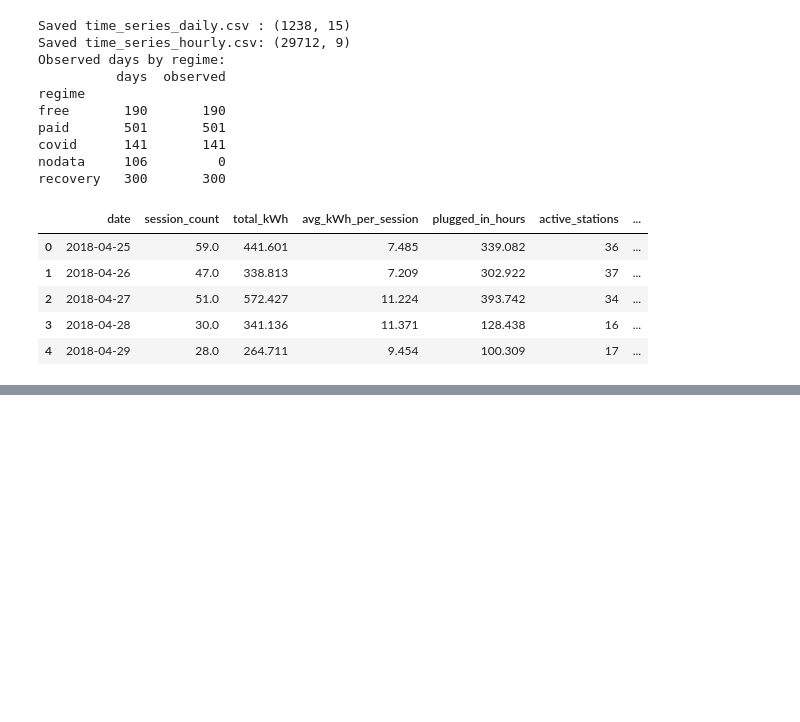
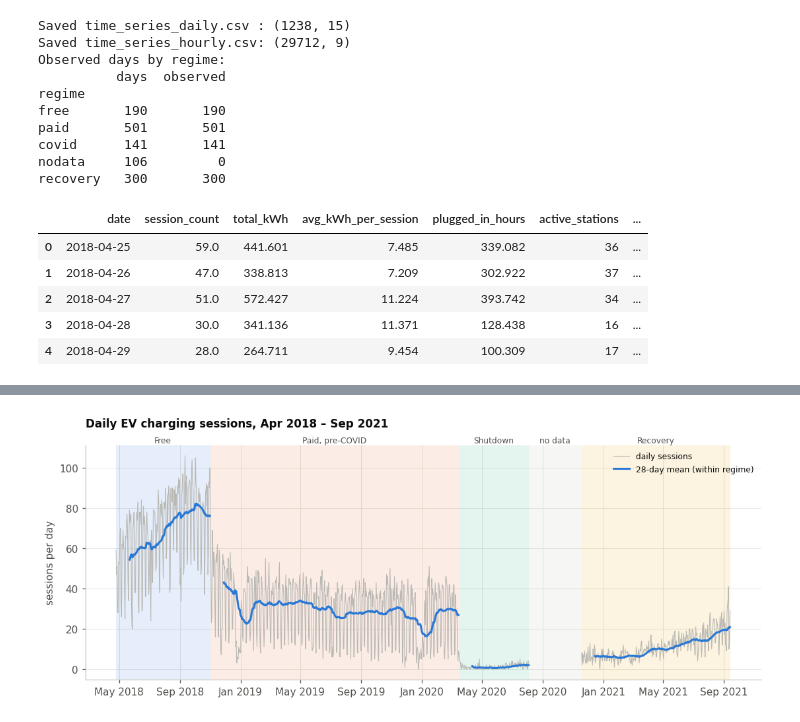
Before and after one commit to Gnanesh-12/EV-Charging-Demand-Analytics, a Jupyter notebook: notebooks/EV_Charging_Demand_Analysis_i16.ipynb, the cells around one changed output, grey strips where cells are left out. Cells and saved outputs as stored; diff of their text form; code cells hidden in the pictures; blank space fills up the shorter version.

```diff
--- a/notebooks/EV_Charging_Demand_Analysis_i16.ipynb
+++ b/notebooks/EV_Charging_Demand_Analysis_i16.ipynb
@@ -520,0 +527,24 @@ recovery   300       300
+# %%
+MODEL_REGIMES = ['free', 'paid', 'recovery']        # regimes with normal campus operation
+d_obs = daily[daily.observed == 1]
+typical = d_obs[d_obs.campus_closure == 0]
+
+def regime_summary(name):
+    dr, tr = d_obs[d_obs.regime == name], typical[typical.regime == name]
+    wd, we = tr[tr.is_weekend == 0], tr[tr.is_weekend == 1]
+    st = occ_sessions[occ_sessions['date'].between(REGIMES.at[name, 'start'], REGIMES.at[name, 'end'])]
+    n_st = st['stationID'].nunique()
+    return pd.Series({
+        'start': REGIMES.at[name, 'start'].date(), 'end': REGIMES.at[name, 'end'].date(),
+        'observed_days': len(dr), 'sessions': int(dr.session_count.sum()),
+        'mean_sessions_per_day': dr.session_count.mean(),
+        'typical_weekday_sessions': wd.session_count.mean(), 'typical_weekend_sessions': we.session_count.mean(),
+        'weekend_to_weekday_ratio': we.session_count.mean() / wd.session_count.mean(),
+        'mean_kWh_per_day': dr.total_kWh.mean(), 'kWh_per_session': dr.total_kWh.sum() / dr.session_count.sum(),
+        'stations_used': n_st, 'mean_weekday_peak_occupancy': wd.peak_occupancy.mean(),
+        'max_peak_occupancy': dr.peak_occupancy.max(),
+    })
+
+reg_sum = pd.DataFrame({n: regime_summary(n) for n in ['free', 'paid', 'covid', 'recovery']}).T
+save_table(reg_sum, '07_regime_summary')
+reg_sum.round(2)
@@ -520,0 +557,19 @@ recovery   300       300
+# %%
+roll = d_obs['session_count'].rolling('28D', min_periods=21).mean()
+roll[daily.loc[roll.index, 'regime'].ne(daily.loc[roll.index, 'regime'].shift(27))] = np.nan  # no window across a break
+
+fig, ax = plt.subplots(figsize=(12, 4.2))
+for name, row in REGIMES.iterrows():
+    ax.axvspan(row.start, row.end + pd.Timedelta(days=1), color=REGIME_COLORS[name], alpha=0.12, lw=0)
+    short = {'free': 'Free', 'paid': 'Paid, pre-COVID', 'covid': 'Shutdown', 'nodata': 'no data', 'recovery': 'Recovery'}[name]
+    ax.text(row.start + (row.end - row.start) / 2, 1.0, short, transform=ax.get_xaxis_transform(),
+            ha='center', va='bottom', fontsize=8, color=INK2)
+ax.plot(daily.index, daily['session_count'], color=NEUTRAL, lw=0.7, label='daily sessions')
+ax.plot(roll.index, roll, color=SERIES, lw=2, label='28-day mean (within regime)')
+ax.set_ylabel('sessions per day')
+ax.set_title('Daily EV charging sessions, Apr 2018 – Sep 2021', pad=18)
+ax.legend(loc='upper right', fontsize=8)
+ax.xaxis.set_major_formatter(mdates.DateFormatter('%b %Y'))
+save_fig(fig, 'T02_daily_demand_trend')
+# %% [output]
+[figure, added]
```
Also changed, not shown: parts of 15 cells of this notebook, 20 other files.
